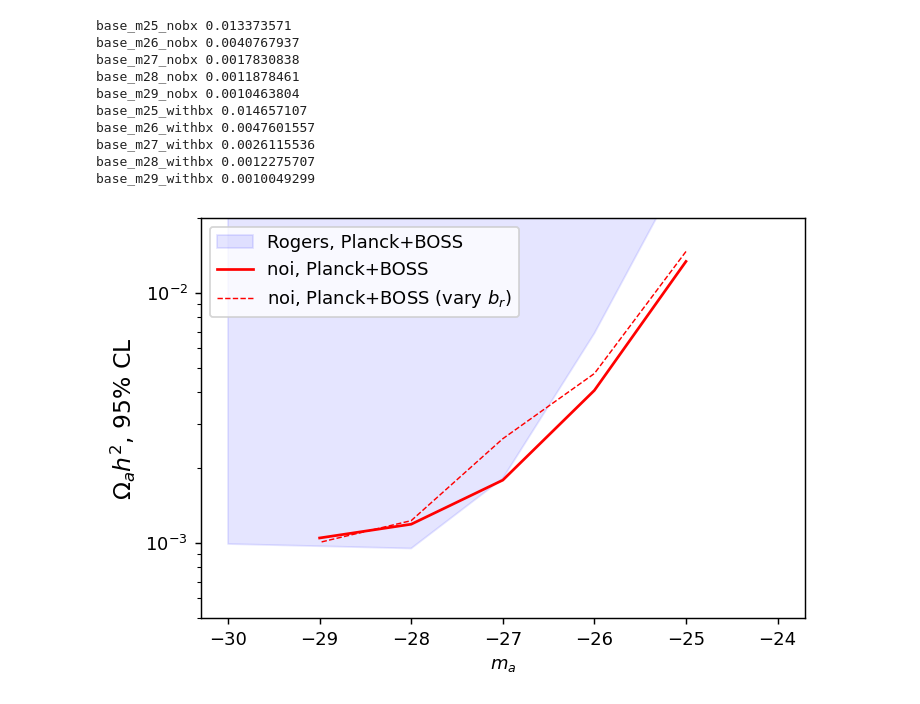
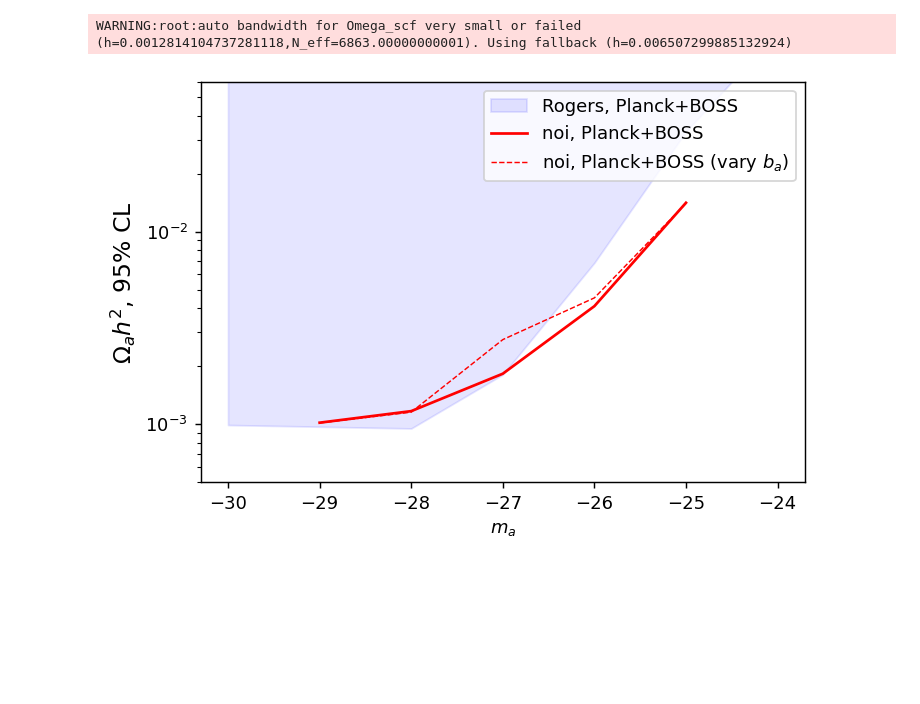
Before and after one commit to fverd/cobaya, a Jupyter notebook: FRA/analyze-grid-v2.ipynb, the cells around one changed output. Cells and saved outputs as stored; diff of their text form; code cells hidden in the pictures; blank space fills up the shorter version.

```diff
--- a/FRA/analyze-grid-v2.ipynb
+++ b/FRA/analyze-grid-v2.ipynb
@@ -33,37 +33,28 @@ RogersPlanckBOSS = [0.10858,0.03306,0.00689,0.00181,0.00095,0.00097,0.00099]
 # %%
 plt.figure(figsize=(6,4), dpi=130)
 mvals = [-24, -25, -26, -27, -28,-29, -30]
 
 plt.fill_between(mvals, RogersPlanckBOSS, y2=0.16, interpolate=True, color='b', alpha=0.1, label='Rogers, Planck+BOSS')
 
 
 # -----------
-mycmbBOSSvals = np.array([[samp.ma_val,samp.getMargeStats().parWithName('omega_scf').limits[1].upper] for samp in loadgridchains('/home/fverdian/cobaya/chains-ulysses/axigrid_bx')])
+mycmbBOSSvals = np.array([[samp.ma_val,samp.getMargeStats().parWithName('omega_scf').limits[1].upper] for samp in loadgridchains('/home/fverdian/cobaya/chains-ulysses/axigrid_bxnew')])
 mv, lims = mycmbBOSSvals.T
 plt.plot(mv, lims, color='r', label='noi, Planck+BOSS')
 
 # -----------
-mycmbBOSSvalsbr = np.array([[samp.ma_val,samp.getMargeStats().parWithName('omega_scf').limits[1].upper] for samp in loadgridchains('/home/fverdian/cobaya/chains-ulysses/axigrid_bx', subdir_idx=1)])
+mycmbBOSSvalsbr = np.array([[samp.ma_val,samp.getMargeStats().parWithName('omega_scf').limits[1].upper] for samp in loadgridchains('/home/fverdian/cobaya/chains-ulysses/axigrid_bxnew', subdir_idx=1)])
 mv, lims = mycmbBOSSvalsbr.T
-plt.plot(mv, lims,'r--', linewidth=0.8, label=r'noi, Planck+BOSS (vary $b_r$)')
+plt.plot(mv, lims,'r--', linewidth=0.8, label=r'noi, Planck+BOSS (vary $b_a$)')
 
 
-plt.ylim([5.e-4,0.02])
+plt.ylim([5.e-4,0.06])
 plt.yscale('log')
 plt.xlabel(r'$m_a$')
 plt.ylabel(r'$\Omega_a h^2$, 95% CL', fontsize=13)
 plt.legend()
 plt.show()
 # %% [output]
-base_m25_nobx 0.013373571
-base_m26_nobx 0.0040767937
-base_m27_nobx 0.0017830838
-base_m28_nobx 0.0011878461
-base_m29_nobx 0.0010463804
-base_m25_withbx 0.014657107
-base_m26_withbx 0.0047601557
-base_m27_withbx 0.0026115536
-base_m28_withbx 0.0012275707
-base_m29_withbx 0.0010049299
+WARNING:root:auto bandwidth for Omega_scf very small or failed (h=0.0012814104737281118,N_eff=6863.00000000001). Using fallback (h=0.006507299885132924)
-[figure, old version]
+[figure, new version]
 # %%
```
Also changed, not shown: parts of 3 cells of this notebook, 7 other files.
